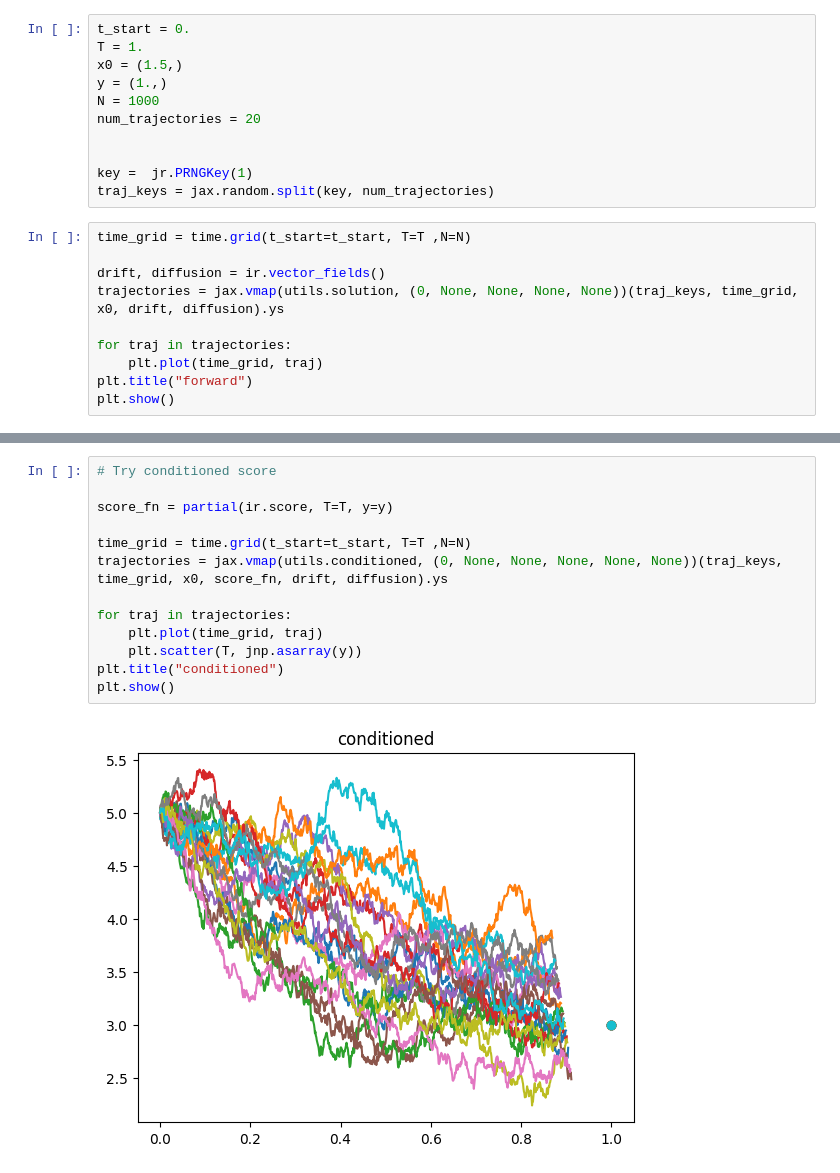
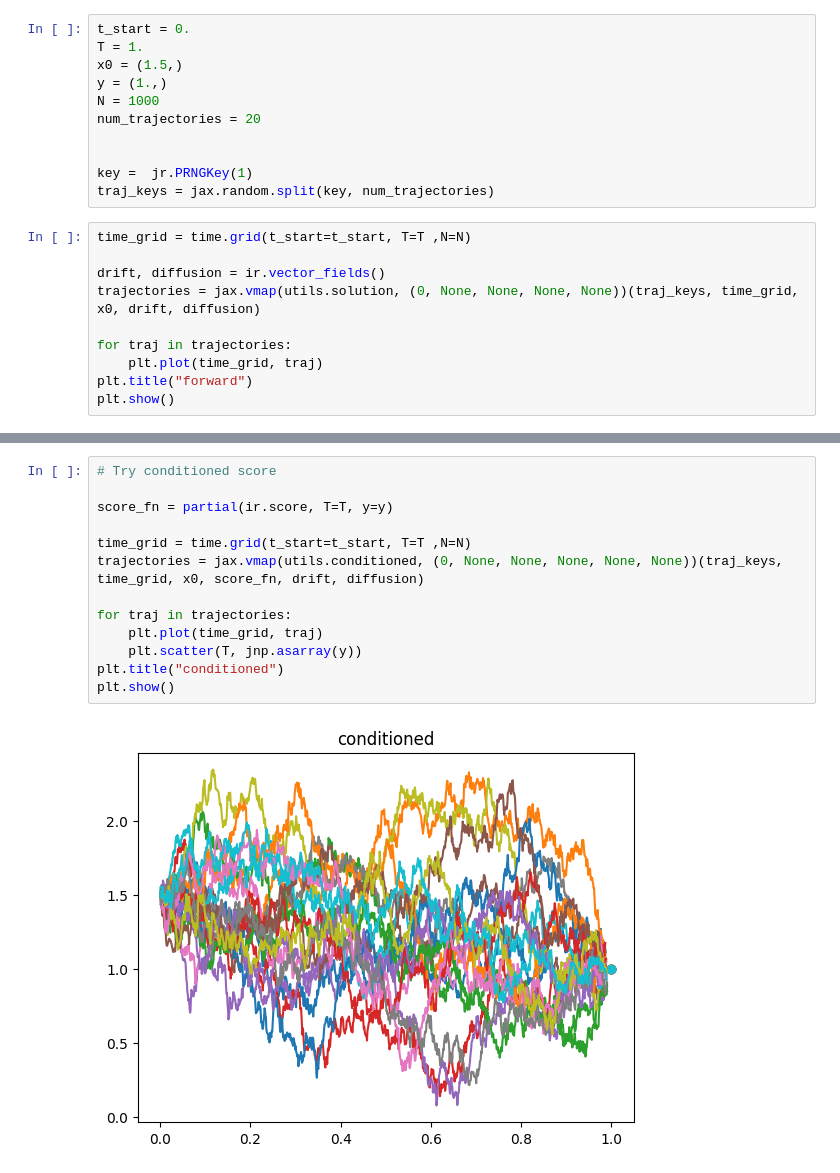
Before and after one commit to libbylbaker/forward_bridge, a Jupyter notebook: experiments/data_exploration/interest_rates.ipynb, the cells around one changed output, grey strips where cells are left out. Saved outputs shown, nothing was run; the diff lists cells and outputs as text.

```diff
--- a/experiments/data_exploration/interest_rates.ipynb
+++ b/experiments/data_exploration/interest_rates.ipynb
@@ -24,7 +24,7 @@ traj_keys = jax.random.split(key, num_trajectories)
 time_grid = time.grid(t_start=t_start, T=T ,N=N)
 
 drift, diffusion = ir.vector_fields()
-trajectories = jax.vmap(utils.solution, (0, None, None, None, None))(traj_keys, time_grid, x0, drift, diffusion).ys
+trajectories = jax.vmap(utils.solution, (0, None, None, None, None))(traj_keys, time_grid, x0, drift, diffusion)
 
 for traj in trajectories:
     plt.plot(time_grid, traj)
@@ -53,18 +53,18 @@ plt.show()
 # %%
 # Try conditioned score
 
 score_fn = partial(ir.score, T=T, y=y)
 
 time_grid = time.grid(t_start=t_start, T=T ,N=N)
-trajectories = jax.vmap(utils.conditioned, (0, None, None, None, None, None))(traj_keys, time_grid, x0, score_fn, drift, diffusion).ys
+trajectories = jax.vmap(utils.conditioned, (0, None, None, None, None, None))(traj_keys, time_grid, x0, score_fn, drift, diffusion)
 
 for traj in trajectories:
     plt.plot(time_grid, traj)
     plt.scatter(T, jnp.asarray(y))
 plt.title("conditioned")
 plt.show()
 # %% [output]
-[figure, old version]
+[figure, new version]
 # %%
 # importance sampled trajectories
 
```
Also changed, not shown: parts of 4 cells of this notebook, 6 other files.
